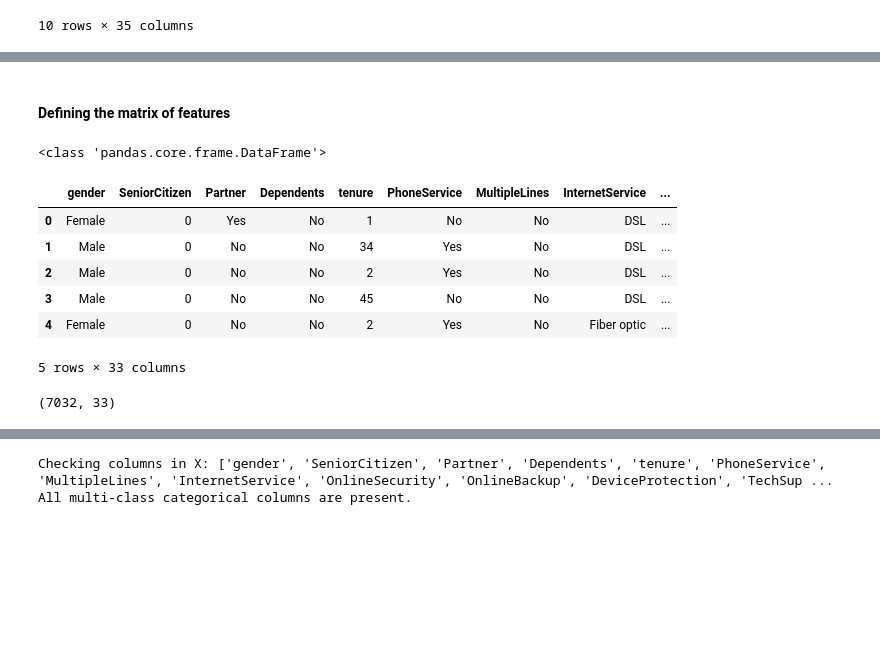
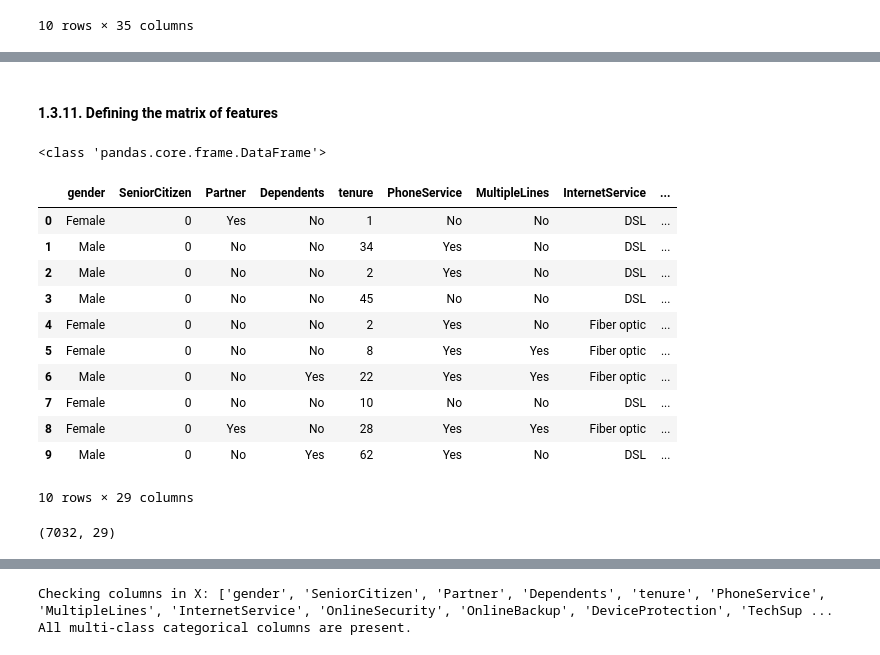
Before and after one commit to codedbyseosy/Exploratory-Data-Analysis-EDA-Project, a Jupyter notebook: Customer Churn Prediction/notebooks/02_modelling.ipynb, the cells around one changed output, grey strips where cells are left out. Cells and saved outputs as stored; diff of their text form; code cells hidden in the pictures; blank space fills up the shorter version.

```diff
--- a/Customer Churn Prediction/notebooks/02_modelling.ipynb
+++ b/Customer Churn Prediction/notebooks/02_modelling.ipynb
@@ -479,26 +493,31 @@ dataset.head(10)
 # %% [markdown]
-#### Defining the matrix of features
+#### 1.3.11. Defining the matrix of features
 # %%
 # Defining the matrix of features
-cols_to_drop = ['customerID', 'Churn']
+cols_to_drop = ['customerID', 'TotalCharges', 'MonthlyCharges', 'EstimatedTotalCharges', 'charge_tenure_ratio', 'Churn']
 X_untransformed = dataset.drop(columns=cols_to_drop, axis=1)
 
 # X_untransformed = dataset.iloc[:, 1:-1].copy()
 print(type(X_untransformed))
 
 print("\n")
 
-X_untransformed.head()
+X_untransformed.head(10)
 # %% [output]
 <class 'pandas.core.frame.DataFrame'>
 |  | gender | SeniorCitizen | Partner | Dependents | tenure | PhoneService | MultipleLines | InternetService | ... |
 | 0 | Female | 0 | Yes | No | 1 | No | No | DSL | ... |
 | 1 | Male | 0 | No | No | 34 | Yes | No | DSL | ... |
 | 2 | Male | 0 | No | No | 2 | Yes | No | DSL | ... |
 | 3 | Male | 0 | No | No | 45 | No | No | DSL | ... |
 | 4 | Female | 0 | No | No | 2 | Yes | No | Fiber optic | ... |
+| 5 | Female | 0 | No | No | 8 | Yes | Yes | Fiber optic | ... |
+| 6 | Male | 0 | No | Yes | 22 | Yes | Yes | Fiber optic | ... |
+| 7 | Female | 0 | No | No | 10 | No | No | DSL | ... |
+| 8 | Female | 0 | Yes | No | 28 | Yes | Yes | Fiber optic | ... |
+| 9 | Male | 0 | No | Yes | 62 | Yes | No | DSL | ... |
-5 rows × 33 columns
+10 rows × 29 columns
 # %%
 X_untransformed.shape
 # %% [output]
-(7032, 33)
+(7032, 29)
```
Also changed, not shown: parts of 20 cells of this notebook.
